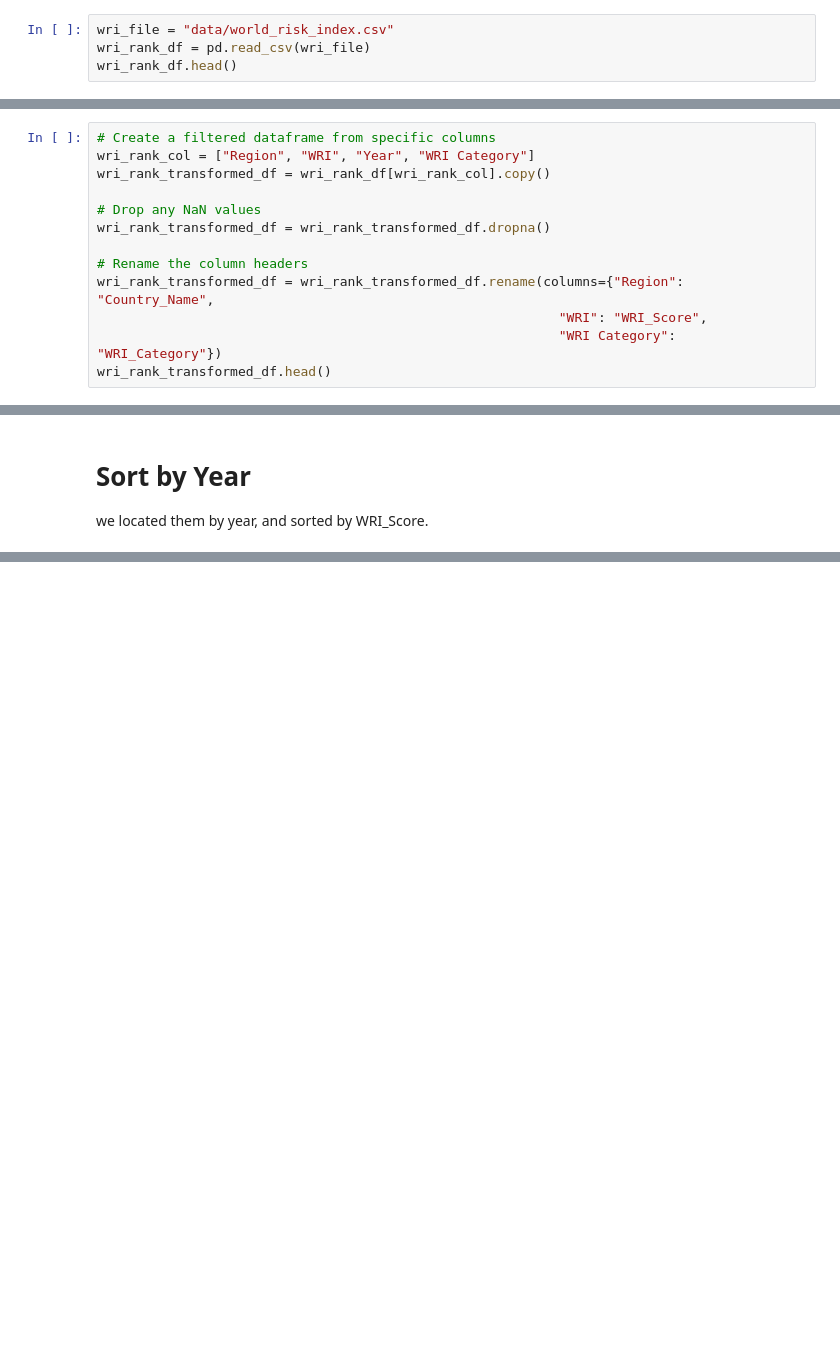
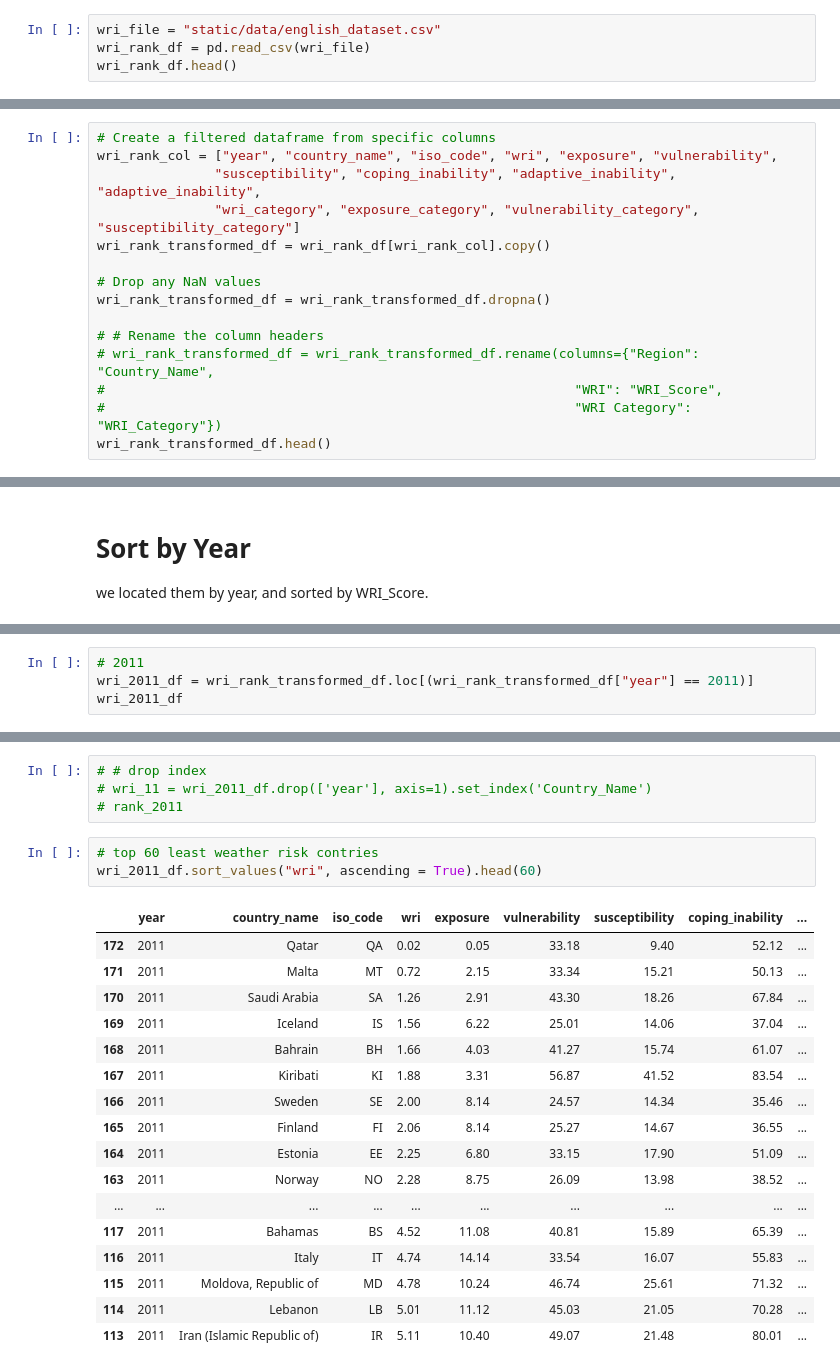
Before and after one commit to herzf012/world-disaster-risk-visualization, a Jupyter notebook: rank_by_wri.ipynb, the cells around one changed output, grey strips where cells are left out. Drawn from its saved outputs; the diff is of its cells as text; blank space fills up the shorter version.

Commit message:
edited with jacob's english contry name version

```diff
--- a/rank_by_wri.ipynb
+++ b/rank_by_wri.ipynb
@@ -22,6 +22,6 @@ from sqlalchemy import create_engine, inspect
 
 We start by loading the csv file into dataframes and do .head() to see what's in the dataframes.
 # %%
-wri_file = "data/world_risk_index.csv"
+wri_file = "static/data/english_dataset.csv"
 wri_rank_df = pd.read_csv(wri_file)
 wri_rank_df.head()
@@ -31,14 +38,16 @@ wri_rank_df.head()
 we selected the columns we needed, renamed them, and drop NaN values.
 # %%
 # Create a filtered dataframe from specific columns
-wri_rank_col = ["Region", "WRI", "Year", "WRI Category"]
+wri_rank_col = ["year", "country_name", "iso_code", "wri", "exposure", "vulnerability",
+               "susceptibility", "coping_inability", "adaptive_inability", "adaptive_inability",
+               "wri_category", "exposure_category", "vulnerability_category", "susceptibility_category"]
 wri_rank_transformed_df = wri_rank_df[wri_rank_col].copy()
 
 # Drop any NaN values
 wri_rank_transformed_df = wri_rank_transformed_df.dropna()
 
-# Rename the column headers
-wri_rank_transformed_df = wri_rank_transformed_df.rename(columns={"Region": "Country_Name",
-                                                           "WRI": "WRI_Score",
-                                                           "WRI Category": "WRI_Category"})
+# # Rename the column headers
+# wri_rank_transformed_df = wri_rank_transformed_df.rename(columns={"Region": "Country_Name",
+#                                                            "WRI": "WRI_Score",
+#                                                            "WRI Category": "WRI_Category"})
 wri_rank_transformed_df.head()
@@ -115,0 +66,4 @@ wri_2021_df.sort_values("WRI_Score", ascending = True).head(60)
+# %%
+# 2011
+wri_2011_df = wri_rank_transformed_df.loc[(wri_rank_transformed_df["year"] == 2011)]
+wri_2011_df
@@ -115,0 +88,25 @@ wri_2021_df.sort_values("WRI_Score", ascending = True).head(60)
+# %%
+# # drop index
+# wri_11 = wri_2011_df.drop(['year'], axis=1).set_index('Country_Name')
+# rank_2011
+# %%
+# top 60 least weather risk contries
+wri_2011_df.sort_values("wri", ascending = True).head(60)
+# %% [output]
+|  | year | country_name | iso_code | wri | exposure | vulnerability | susceptibility | coping_inability | ... |
+| 172 | 2011 | Qatar | QA | 0.02 | 0.05 | 33.18 | 9.40 | 52.12 | ... |
+| 171 | 2011 | Malta | MT | 0.72 | 2.15 | 33.34 | 15.21 | 50.13 | ... |
+| 170 | 2011 | Saudi Arabia | SA | 1.26 | 2.91 | 43.30 | 18.26 | 67.84 | ... |
+| 169 | 2011 | Iceland | IS | 1.56 | 6.22 | 25.01 | 14.06 | 37.04 | ... |
+| 168 | 2011 | Bahrain | BH | 1.66 | 4.03 | 41.27 | 15.74 | 61.07 | ... |
+| 167 | 2011 | Kiribati | KI | 1.88 | 3.31 | 56.87 | 41.52 | 83.54 | ... |
+| 166 | 2011 | Sweden | SE | 2.00 | 8.14 | 24.57 | 14.34 | 35.46 | ... |
+| 165 | 2011 | Finland | FI | 2.06 | 8.14 | 25.27 | 14.67 | 36.55 | ... |
+| 164 | 2011 | Estonia | EE | 2.25 | 6.80 | 33.15 | 17.90 | 51.09 | ... |
+| 163 | 2011 | Norway | NO | 2.28 | 8.75 | 26.09 | 13.98 | 38.52 | ... |
+| ... | ... | ... | ... | ... | ... | ... | ... | ... | ... |
+| 117 | 2011 | Bahamas | BS | 4.52 | 11.08 | 40.81 | 15.89 | 65.39 | ... |
+| 116 | 2011 | Italy | IT | 4.74 | 14.14 | 33.54 | 16.07 | 55.83 | ... |
+| 115 | 2011 | Moldova, Republic of | MD | 4.78 | 10.24 | 46.74 | 25.61 | 71.32 | ... |
+| 114 | 2011 | Lebanon | LB | 5.01 | 11.12 | 45.03 | 21.05 | 70.28 | ... |
+| 113 | 2011 | Iran (Islamic Republic of) | IR | 5.11 | 10.40 | 49.07 | 21.48 | 80.01 | ... |
```
Also changed, not shown: parts of 57 cells of this notebook.
